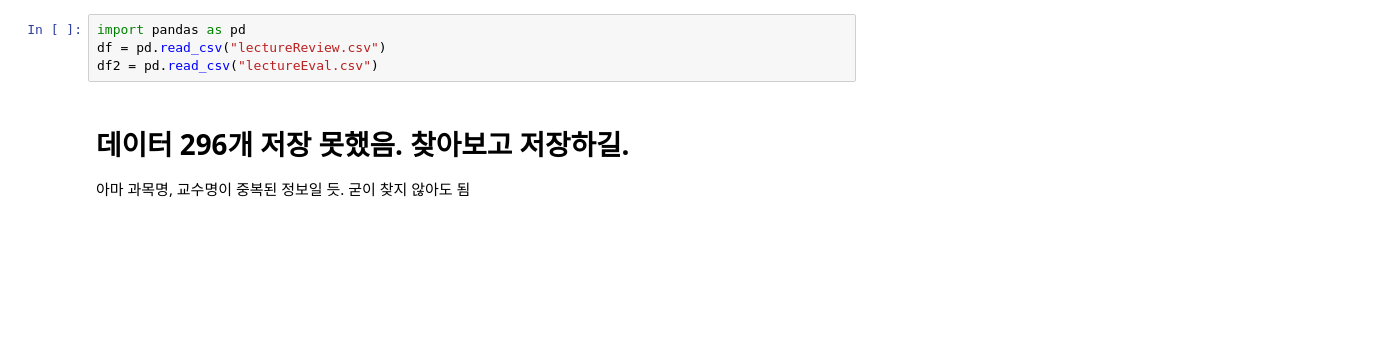
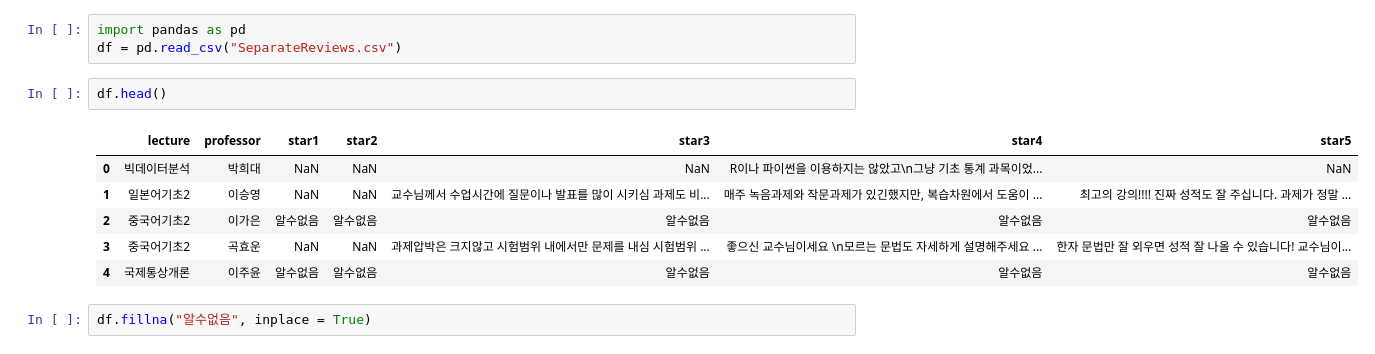
Before and after one commit to minseong-oh/KWLectureCrawling, a Jupyter notebook: AnalysisLectureReviews/ReviewTokenization.ipynb, the cells around one changed output. Drawn from its saved outputs; the diff is of its cells as text; blank space fills up the shorter version.

```diff
--- a/AnalysisLectureReviews/ReviewTokenization.ipynb
+++ b/AnalysisLectureReviews/ReviewTokenization.ipynb
@@ -1,7 +1,14 @@
 # %%
 import pandas as pd
-df = pd.read_csv("lectureReview.csv")
-df2 = pd.read_csv("lectureEval.csv")
+df = pd.read_csv("SeparateReviews.csv")
-# %% [markdown]
-# 데이터 296개 저장 못했음. 찾아보고 저장하길.
-아마 과목명, 교수명이 중복된 정보일 듯. 굳이 찾지 않아도 됨
+# %%
+df.head()
+# %% [output]
+|  | lecture | professor | star1 | star2 | star3 | star4 | star5 |
+| 0 | 빅데이터분석 | 박희대 | NaN | NaN | NaN | R이나 파이썬을 이용하지는 않았고\n그냥 기초 통계 과목이었... | NaN |
+| 1 | 일본어기초2 | 이승영 | NaN | NaN | 교수님께서 수업시간에 질문이나 발표를 많이 시키심 과제도 비... | 매주 녹음과제와 작문과제가 있긴했지만, 복습차원에서 도움이 ... | 최고의 강의!!!! 진짜 성적도 잘 주십니다. 과제가 정말 ... |
+| 2 | 중국어기초2 | 이가은 | 알수없음 | 알수없음 | 알수없음 | 알수없음 | 알수없음 |
+| 3 | 중국어기초2 | 곡효운 | NaN | NaN | 과제압박은 크지않고 시험범위 내에서만 문제를 내심 시험범위 ... | 좋으신 교수님이세요 \n모르는 문법도 자세하게 설명해주세요 ... | 한자 문법만 잘 외우면 성적 잘 나올 수 있습니다! 교수님이... |
+| 4 | 국제통상개론 | 이주윤 | 알수없음 | 알수없음 | 알수없음 | 알수없음 | 알수없음 |
+# %%
+df.fillna("알수없음", inplace = True)
```
Also changed, not shown: parts of 48 cells of this notebook.
